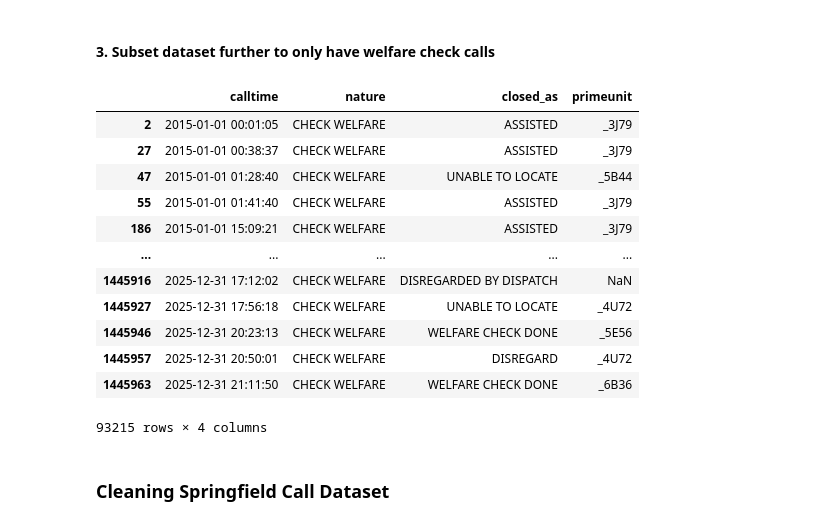
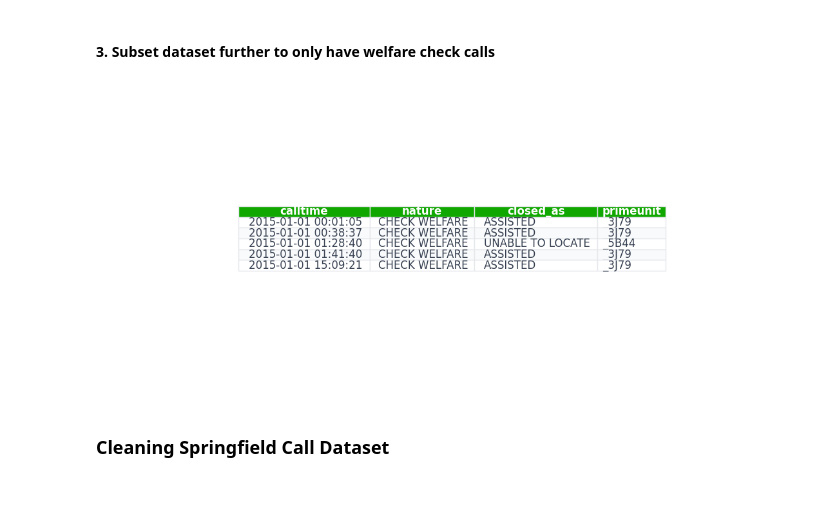
Before and after one commit to KanayaPatel/CAHOOTS-Gap-Performance-Analysis, a Jupyter notebook: clean_data.ipynb, the cells around one changed output. Saved outputs shown, nothing was run; the diff lists cells and outputs as text; code cells hidden in the pictures; blank space fills up the shorter version.

```diff
--- a/clean_data.ipynb
+++ b/clean_data.ipynb
@@ -142,21 +144,35 @@ memory usage: 44.1+ MB
 #### 3. Subset dataset further to only have welfare check calls
 # %%
 eug = eug[(eug["nature"] == "CHECK WELFARE") | (eug["nature"] == "CHECK WELFARE, CAHOOTS")]
-eug
+
+fig, ax = plt.subplots(figsize=(14, 6))  # wider and taller
+ax.axis('off')
+
+table = ax.table(cellText=eug.head().values, colLabels=eug.head().columns, loc='center', cellLoc='left')
+table.auto_set_font_size(False)
+table.set_fontsize(12)
+table.auto_set_column_width(col=list(range(len(eug.columns))))
+table.scale(1, 2.5)  # (width, height) — increase row height
+
+for (row, col), cell in table.get_celld().items():
+    cell.set_edgecolor('#e5e7eb')
+    cell.PAD = 0.08  # more padding
+    if row == 0:
+        cell.set_facecolor('#10a800')
+        cell.set_text_props(color='white', fontweight='bold')
+    elif row % 2 == 0:
+        cell.set_facecolor('#f9fafb')
+        cell.set_text_props(color='#374151')
+    else:
+        cell.set_facecolor('white')
+        cell.set_text_props(color='#374151')
+
+fig.patch.set_facecolor('white')
+fig.patch.set_alpha(0)  # transparent figure background
+ax.patch.set_alpha(0)   # transparent axes background
+plt.savefig("table.png", bbox_inches='tight', transparent=True)
 # %% [output]
-|  | calltime | nature | closed_as | primeunit |
-| 2 | 2015-01-01 00:01:05 | CHECK WELFARE | ASSISTED | _3J79 |
-| 27 | 2015-01-01 00:38:37 | CHECK WELFARE | ASSISTED | _3J79 |
-| 47 | 2015-01-01 01:28:40 | CHECK WELFARE | UNABLE TO LOCATE | _5B44 |
-| 55 | 2015-01-01 01:41:40 | CHECK WELFARE | ASSISTED | _3J79 |
-| 186 | 2015-01-01 15:09:21 | CHECK WELFARE | ASSISTED | _3J79 |
-| ... | ... | ... | ... | ... |
-| 1445916 | 2025-12-31 17:12:02 | CHECK WELFARE | DISREGARDED BY DISPATCH | NaN |
-| 1445927 | 2025-12-31 17:56:18 | CHECK WELFARE | UNABLE TO LOCATE | _4U72 |
-| 1445946 | 2025-12-31 20:23:13 | CHECK WELFARE | WELFARE CHECK DONE | _5E56 |
-| 1445957 | 2025-12-31 20:50:01 | CHECK WELFARE | DISREGARD | _4U72 |
-| 1445963 | 2025-12-31 21:11:50 | CHECK WELFARE | WELFARE CHECK DONE | _6B36 |
-93215 rows × 4 columns
+[figure, added]
 # %% [markdown]
 ### Cleaning Springfield Call Dataset
 # %% [markdown]
```
Also changed, not shown: parts of 3 cells of this notebook, 2 other files.
